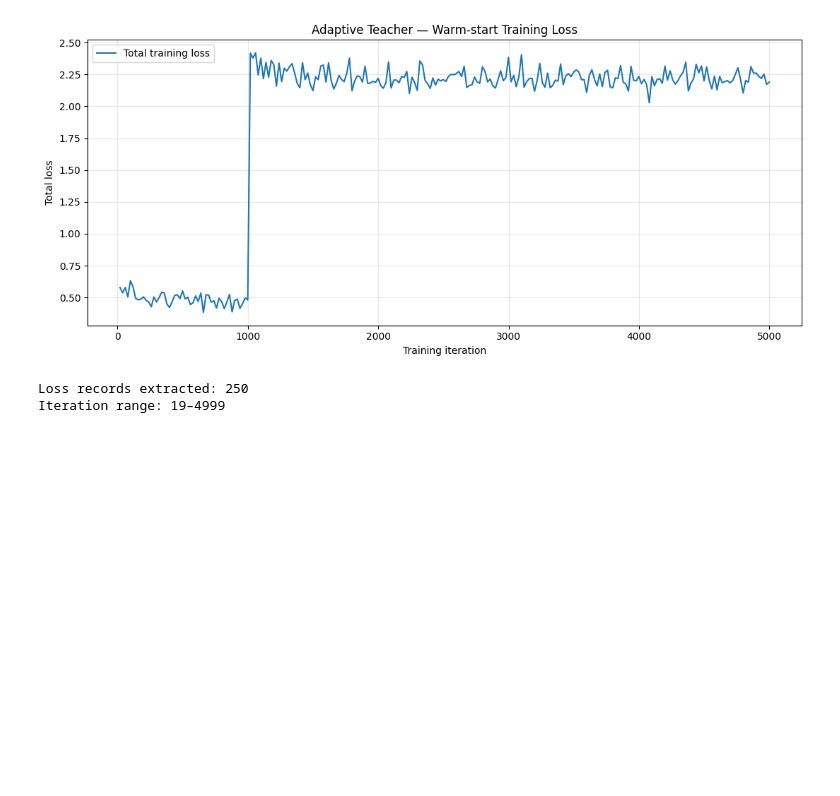
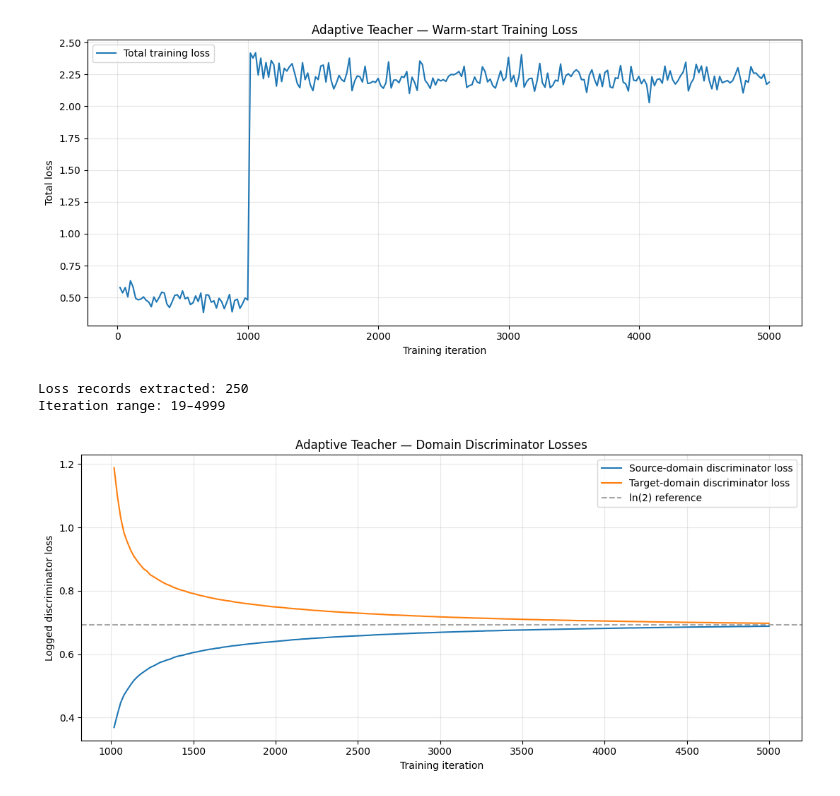
Before and after one commit to mmeraj1/domain-adaptation-object-detection, a Jupyter notebook: Adaptive_teacher_Experiment/Adaptive_Teacher_Final_Checkpoint_Local_Evaluation_CLEANED.ipynb, the cells around one changed output. Saved outputs shown, nothing was run; the diff lists cells and outputs as text; code cells hidden in the pictures; blank space fills up the shorter version.

Commit message:
Update Experiment 10 and Adaptive Teacher evaluation notebooks

```diff
--- a/Adaptive_teacher_Experiment/Adaptive_Teacher_Final_Checkpoint_Local_Evaluation_CLEANED.ipynb
+++ b/Adaptive_teacher_Experiment/Adaptive_Teacher_Final_Checkpoint_Local_Evaluation_CLEANED.ipynb
@@ -2047,3 +2047,79 @@ print(f"Iteration range: {loss_df.iteration.min()}–{loss_df.iteration.max()}")
 [figure]
 Loss records extracted: 250
 Iteration range: 19–4999
+# %%
+import re
+import pandas as pd
+import matplotlib.pyplot as plt
+
+# Extract domain discriminator losses from verified warm-start log
+records = []
+
+for line in warmstart_log.splitlines():
+    iteration = re.search(r"\biter:\s*(\d+)", line)
+    source_loss = re.search(r"\bloss_D_img_s:\s*([\d.eE+-]+)", line)
+    target_loss = re.search(r"\bloss_D_img_t:\s*([\d.eE+-]+)", line)
+
+    if iteration and source_loss and target_loss:
+        records.append({
+            "iteration": int(iteration.group(1)),
+            "source_domain_loss": float(source_loss.group(1)),
+            "target_domain_loss": float(target_loss.group(1)),
+        })
+
+domain_df = (
+    pd.DataFrame(records)
+    .drop_duplicates(subset="iteration")
+    .sort_values("iteration")
+)
+
+if domain_df.empty:
+    raise ValueError("No domain discriminator loss records found.")
+
+# Plot the recorded domain losses
+plt.figure(figsize=(11, 5))
+
+plt.plot(
+    domain_df["iteration"],
+    domain_df["source_domain_loss"],
+    label="Source-domain discriminator loss",
+    linewidth=1.5,
+)
+
+plt.plot(
+    domain_df["iteration"],
+    domain_df["target_domain_loss"],
+    label="Target-domain discriminator loss",
+    linewidth=1.5,
+)
+
+plt.axhline(
+    y=0.6931,
+    linestyle="--",
+    color="gray",
+    alpha=0.7,
+    label="ln(2) reference",
+)
+
+plt.title("Adaptive Teacher — Domain Discriminator Losses")
+plt.xlabel("Training iteration")
+plt.ylabel("Logged discriminator loss")
+plt.legend()
+plt.grid(alpha=0.3)
+plt.tight_layout()
+plt.show()
+
+print(f"Domain-loss records extracted: {len(domain_df)}")
+print(
+    f"Iteration range: "
+    f"{domain_df['iteration'].min()}–{domain_df['iteration'].max()}"
+)
+
+print("\nMean logged losses:")
+print(
+    domain_df[
+        ["source_domain_loss", "target_domain_loss"]
+    ].mean().round(4)
+)
+# %% [output]
+[figure, added]
```
Also changed, not shown: parts of 3 cells of this notebook, 1 other file.
